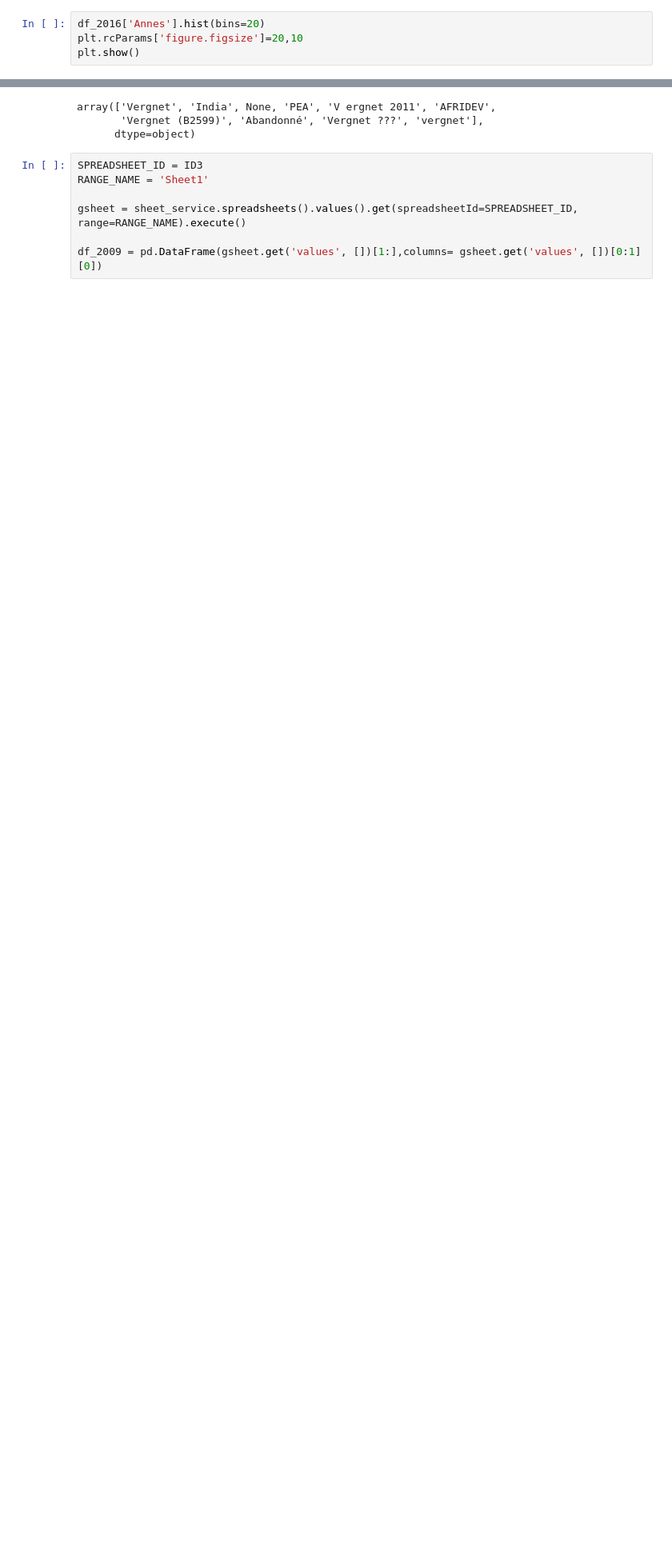
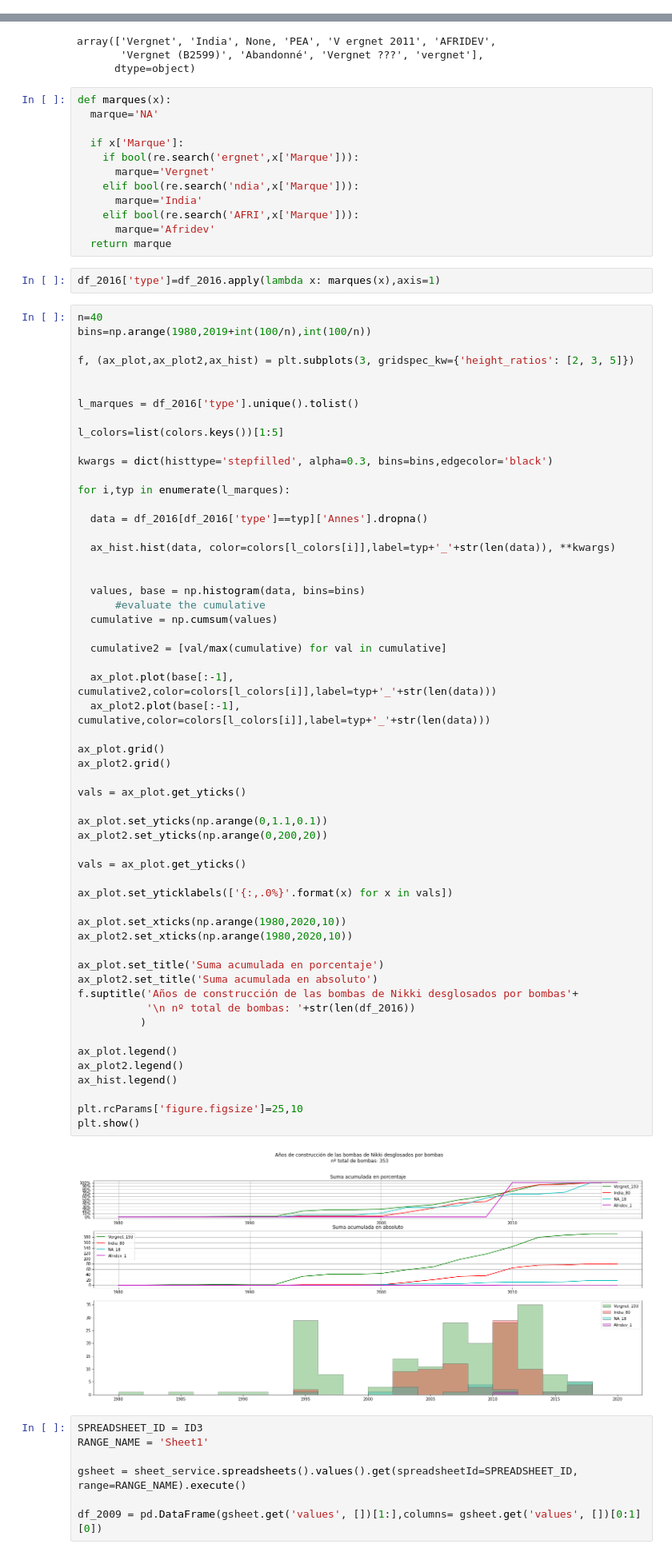
Before and after one commit to OANInternational/aguapp-ds, a Jupyter notebook: create_pump_map.ipynb, the cells around one changed output, grey strips where cells are left out. Shown at 80% size. Cells and saved outputs as stored; diff of their text form; blank space fills up the shorter version.

Commit message:
Added cumulative plots and histograms for years

```diff
--- a/create_pump_map.ipynb
+++ b/create_pump_map.ipynb
@@ -390,4 +384,0 @@ df_2016['Annes']=df_2016.apply(lambda x: getyear(x)
-# %%
-df_2016['Annes'].hist(bins=20)
-plt.rcParams['figure.figsize']=20,10
-plt.show()
@@ -399,6 +391,78 @@ df_2016['Marque'].unique()
 array(['Vergnet', 'India', None, 'PEA', 'V ergnet 2011', 'AFRIDEV',
        'Vergnet (B2599)', 'Abandonné', 'Vergnet ???', 'vergnet'],
       dtype=object)
+# %%
+def marques(x):
+  marque='NA'
+
+  if x['Marque']:
+    if bool(re.search('ergnet',x['Marque'])):
+      marque='Vergnet'
+    elif bool(re.search('ndia',x['Marque'])):
+      marque='India'
+    elif bool(re.search('AFRI',x['Marque'])):
+      marque='Afridev'
+  return marque
+# %%
+df_2016['type']=df_2016.apply(lambda x: marques(x),axis=1)
+# %%
+n=40
+bins=np.arange(1980,2019+int(100/n),int(100/n))
+
+f, (ax_plot,ax_plot2,ax_hist) = plt.subplots(3, gridspec_kw={'height_ratios': [2, 3, 5]})
+
+
+l_marques = df_2016['type'].unique().tolist()
+
+l_colors=list(colors.keys())[1:5]
+
+kwargs = dict(histtype='stepfilled', alpha=0.3, bins=bins,edgecolor='black')
+
+for i,typ in enumerate(l_marques):
+
+  data = df_2016[df_2016['type']==typ]['Annes'].dropna()
+
+  ax_hist.hist(data, color=colors[l_colors[i]],label=typ+'_'+str(len(data)), **kwargs)
+
+
+  values, base = np.histogram(data, bins=bins)
+      #evaluate the cumulative
+  cumulative = np.cumsum(values)
+
+  cumulative2 = [val/max(cumulative) for val in cumulative]
+
+  ax_plot.plot(base[:-1], cumulative2,color=colors[l_colors[i]],label=typ+'_'+str(len(data)))
+  ax_plot2.plot(base[:-1], cumulative,color=colors[l_colors[i]],label=typ+'_'+str(len(data)))
+
+ax_plot.grid()
+ax_plot2.grid()
+
+vals = ax_plot.get_yticks()
+
+ax_plot.set_yticks(np.arange(0,1.1,0.1))
+ax_plot2.set_yticks(np.arange(0,200,20))
+
+vals = ax_plot.get_yticks()
+
+ax_plot.set_yticklabels(['{:,.0%}'.format(x) for x in vals])
+
+ax_plot.set_xticks(np.arange(1980,2020,10))
+ax_plot2.set_xticks(np.arange(1980,2020,10))
+
+ax_plot.set_title('Suma acumulada en porcentaje')
+ax_plot2.set_title('Suma acumulada en absoluto')
+f.suptitle('Años de construcción de las bombas de Nikki desglosados por bombas'+
+           '\n nº total de bombas: '+str(len(df_2016))
+          )
+
+ax_plot.legend()
+ax_plot2.legend()
+ax_hist.legend()
+
+plt.rcParams['figure.figsize']=25,10
+plt.show()
+# %% [output]
+[figure, added]
 # %%
 SPREADSHEET_ID = ID3
 RANGE_NAME = 'Sheet1'
```
Also changed, not shown: parts of 3 cells of this notebook.
